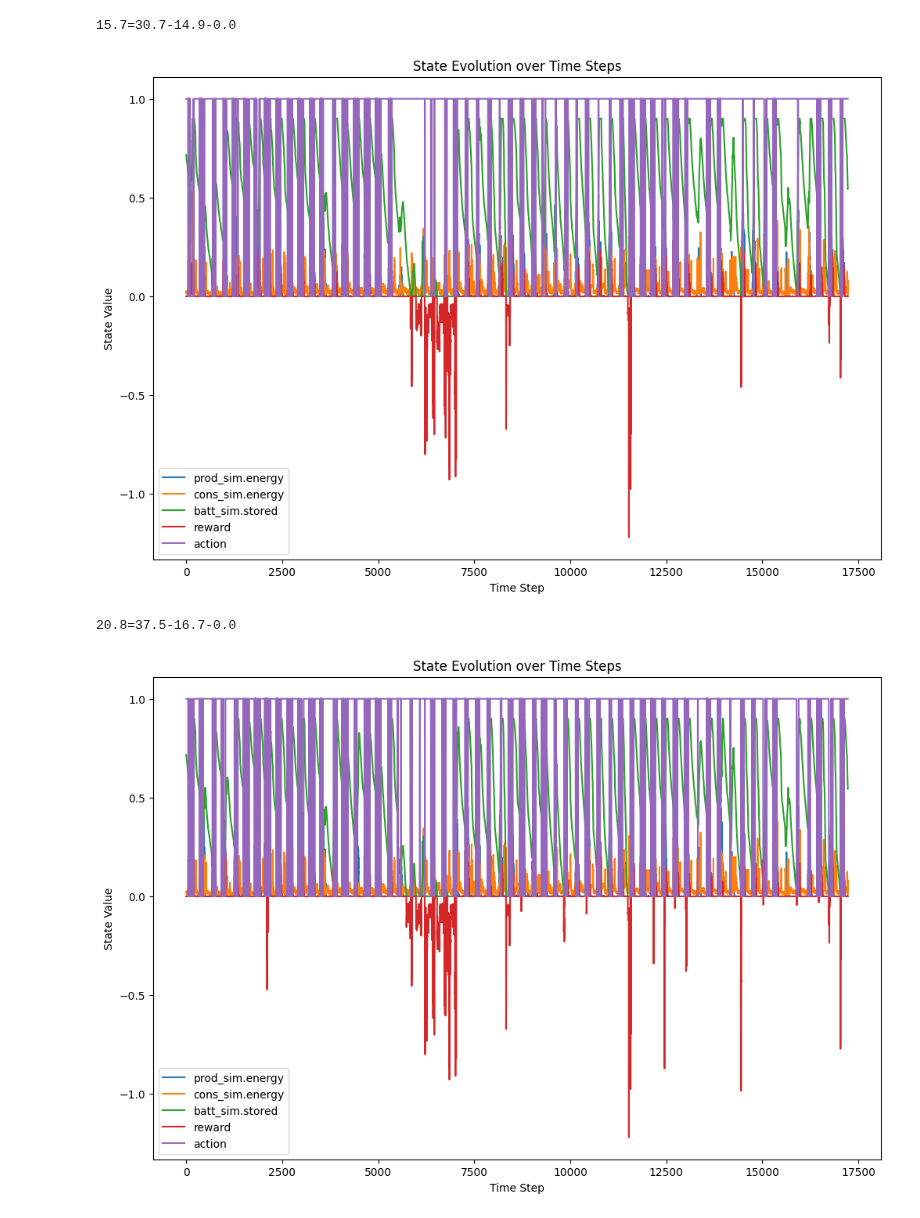
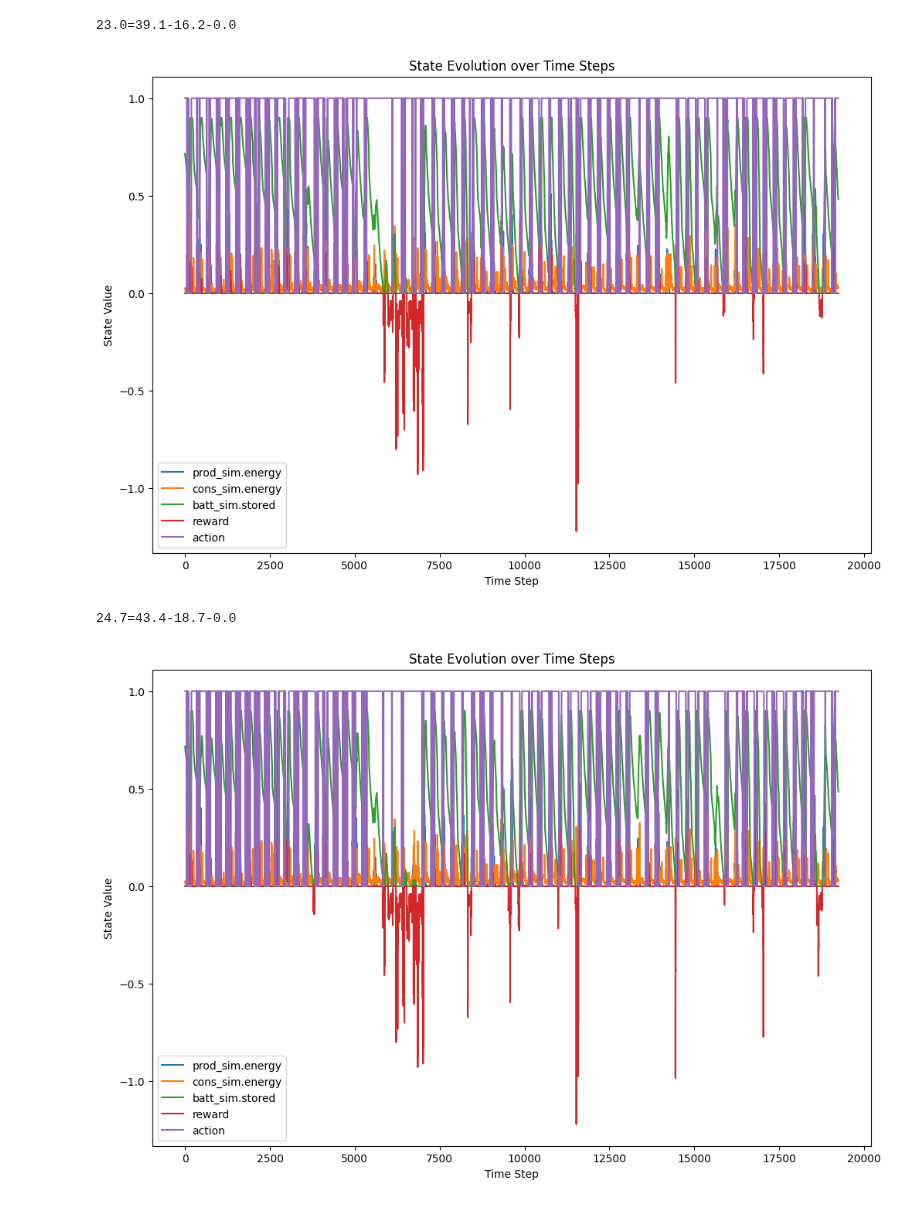
Before and after one commit to EmaR97/EnergyManagementRL, a Jupyter notebook: notebooks/02_model_training.ipynb, the cells around one changed output. Drawn from its saved outputs; the diff is of its cells as text; code cells hidden in the pictures.

```diff
--- a/notebooks/02_model_training.ipynb
+++ b/notebooks/02_model_training.ipynb
@@ -290,20 +290,16 @@ best_model = DQN.load(
     # '../logs/dqn_1.0_0.05_200_b',
     env=env
 )
-best_all_time_model = DQN.load(
-    # '../logs/ppo_inverter.0.1.b',
-    # '../logs/ppo_inverter.1.2.b',
-    # "../logs/dqn_0.8_0.04_200_b",
-    # '../logs/dqn_1.0_0.05_200_b',
-    '../logs/dqn_1.0_0.06_200_l',
-    env=env
-)
+
 for model_to_test in [
     # ConservativeModel(),
     # GreedyModel(),
     latest_model,
     best_model,
-    best_all_time_model
+    # DQN.load('../logs/ppo_inverter.1.2.b', env=env),
+    # DQN.load('../logs/dqn_1.0_0.06_200_l', env=env),
+    # DQN.load('../logs/dqn_1.0_0.06_0.06_0.02_400_l', env=env),
+    DQN.load('../logs/dqn_1.0_0.06_0.06_0.02_1000_l', env=env)
 ]:
     _test_plot(
         env,
@@ -319,5 +315,5 @@ for model_to_test in [
-15.7=30.7-14.9-0.0
+23.0=39.1-16.2-0.0
-[figure, old version]
+[figure, new version]
-20.8=37.5-16.7-0.0
+24.7=43.4-18.7-0.0
-[figure, old version]
+[figure, new version]
 # %%
```
Also changed, not shown: parts of 9 cells of this notebook.
